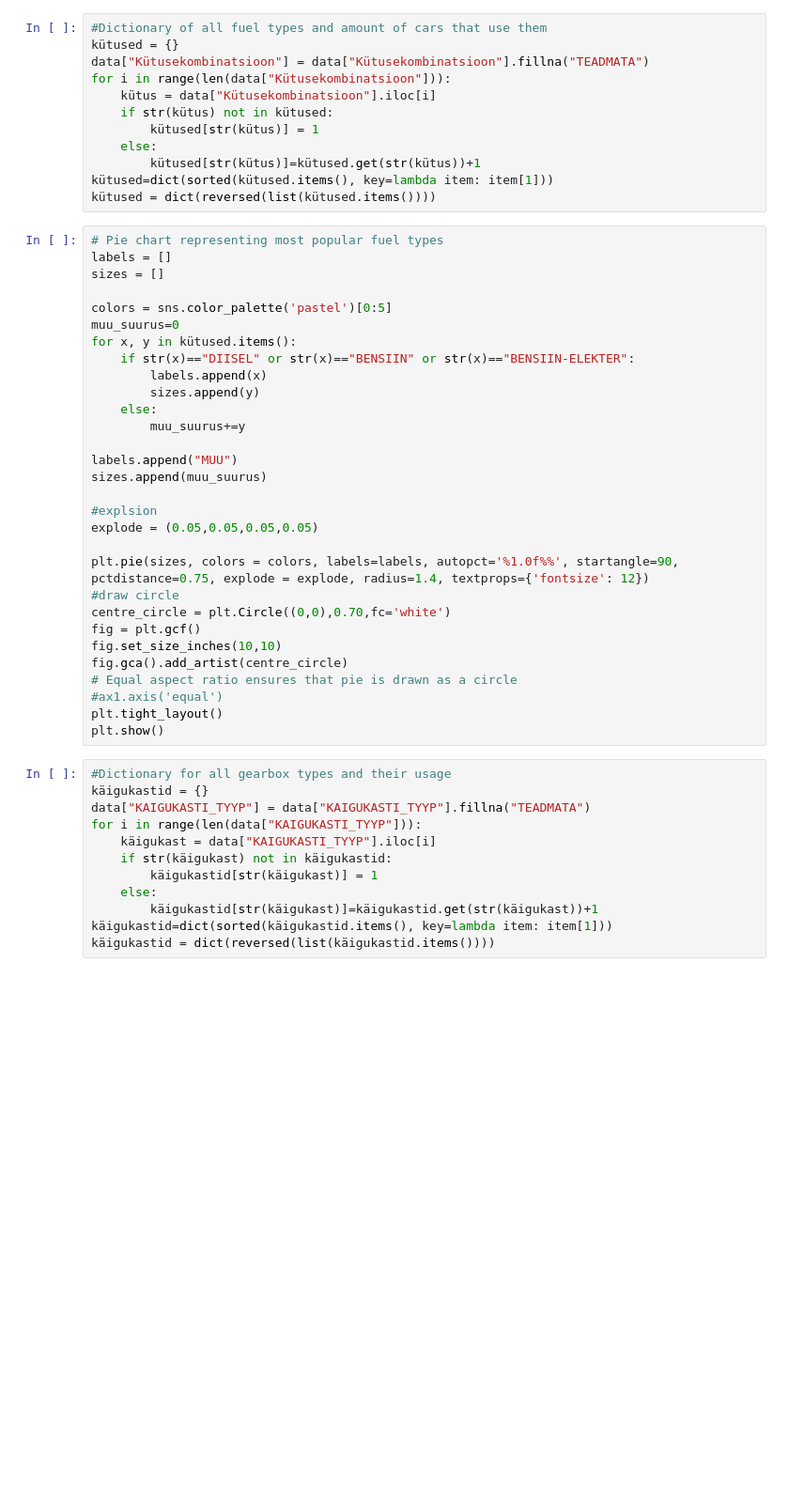
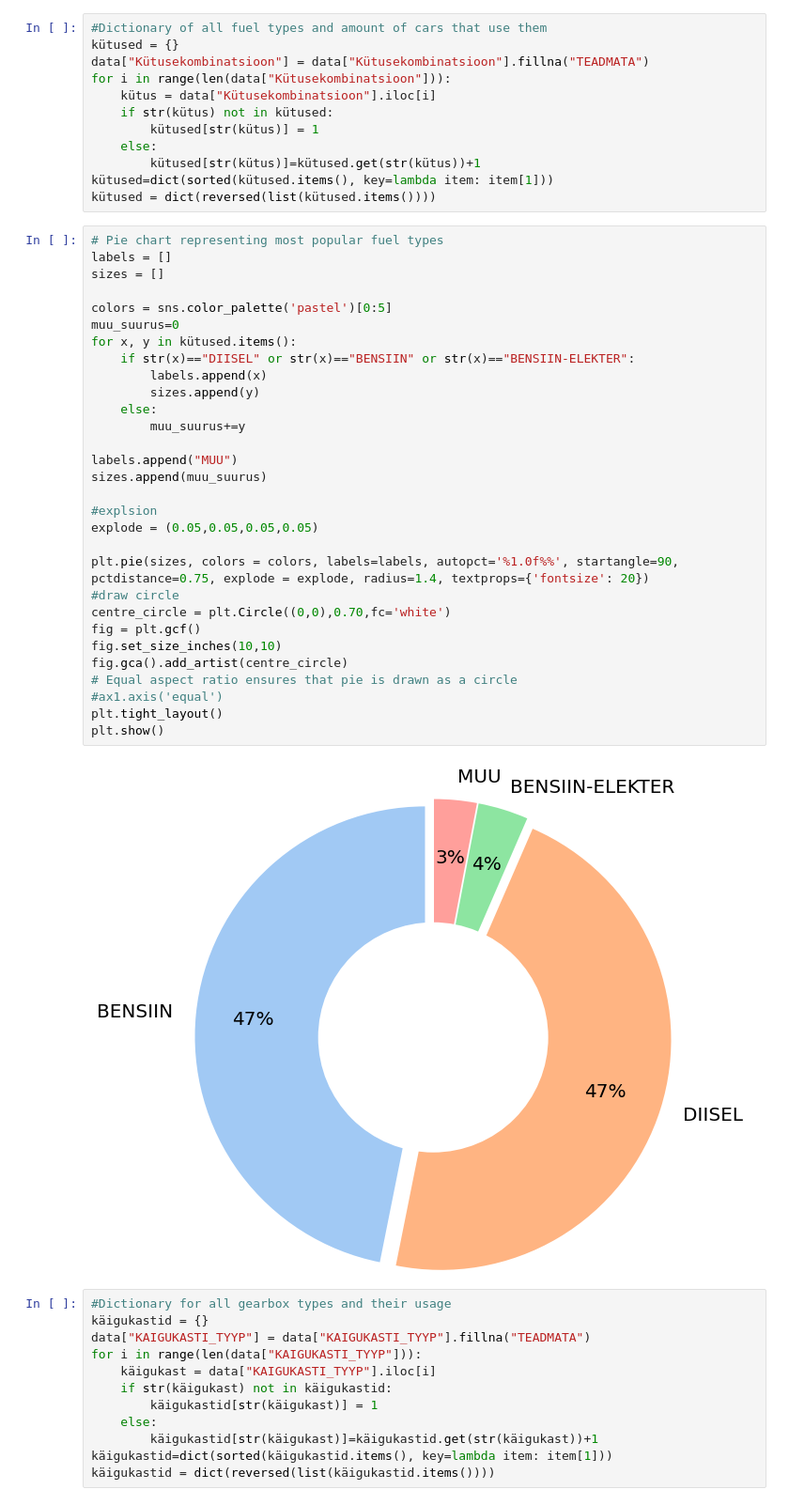
Before and after one commit to LiisReimand/DS_project, a Jupyter notebook: DSproject_D3.ipynb, the cells around one changed output. Shown at 94% size. Drawn from its saved outputs; the diff is of its cells as text; blank space fills up the shorter version.

```diff
--- a/DSproject_D3.ipynb
+++ b/DSproject_D3.ipynb
@@ -277,33 +326,35 @@ kütused = dict(reversed(list(kütused.items())))
 # %%
 # Pie chart representing most popular fuel types
 labels = []
 sizes = []
 
 colors = sns.color_palette('pastel')[0:5]
 muu_suurus=0
 for x, y in kütused.items():
     if str(x)=="DIISEL" or str(x)=="BENSIIN" or str(x)=="BENSIIN-ELEKTER":
         labels.append(x)
         sizes.append(y)
     else:
         muu_suurus+=y
 
 labels.append("MUU")
 sizes.append(muu_suurus)
 
 #explsion
 explode = (0.05,0.05,0.05,0.05)
 
-plt.pie(sizes, colors = colors, labels=labels, autopct='%1.0f%%', startangle=90, pctdistance=0.75, explode = explode, radius=1.4, textprops={'fontsize': 12})
+plt.pie(sizes, colors = colors, labels=labels, autopct='%1.0f%%', startangle=90, pctdistance=0.75, explode = explode, radius=1.4, textprops={'fontsize': 20})
 #draw circle
 centre_circle = plt.Circle((0,0),0.70,fc='white')
 fig = plt.gcf()
 fig.set_size_inches(10,10)
 fig.gca().add_artist(centre_circle)
 # Equal aspect ratio ensures that pie is drawn as a circle
 #ax1.axis('equal')
 plt.tight_layout()
 plt.show()
+# %% [output]
+[figure, added]
 # %%
 #Dictionary for all gearbox types and their usage
 käigukastid = {}
```
Also changed, not shown: parts of 16 cells of this notebook, 1 other file.
